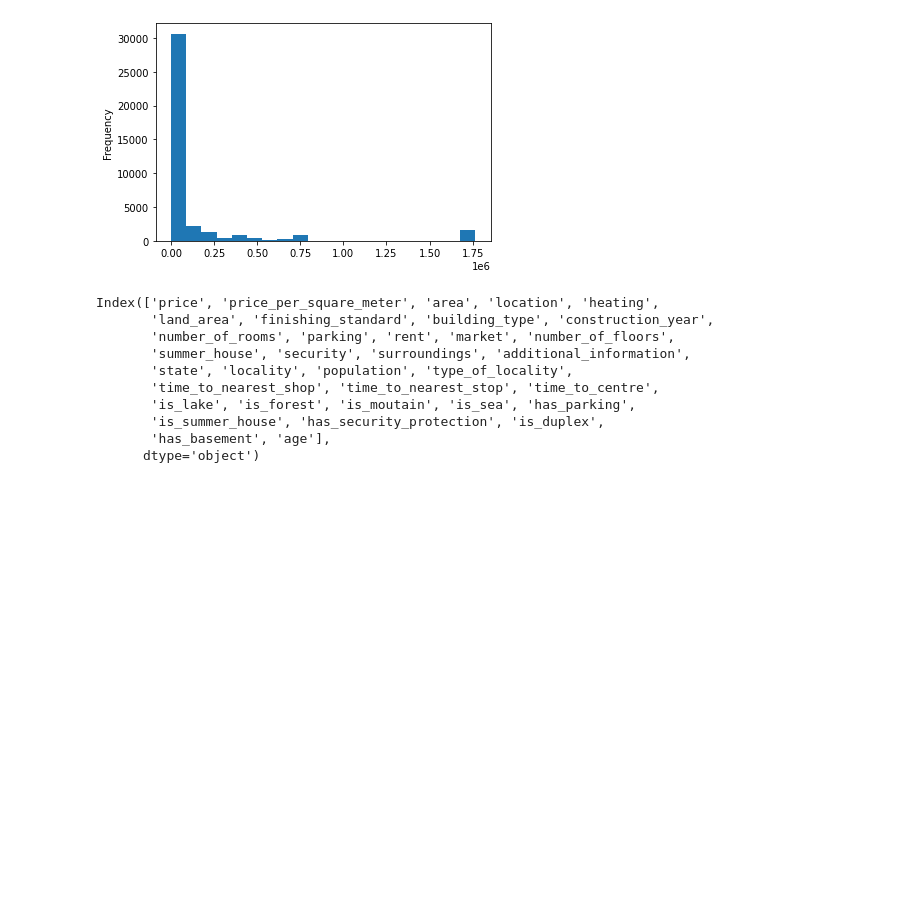
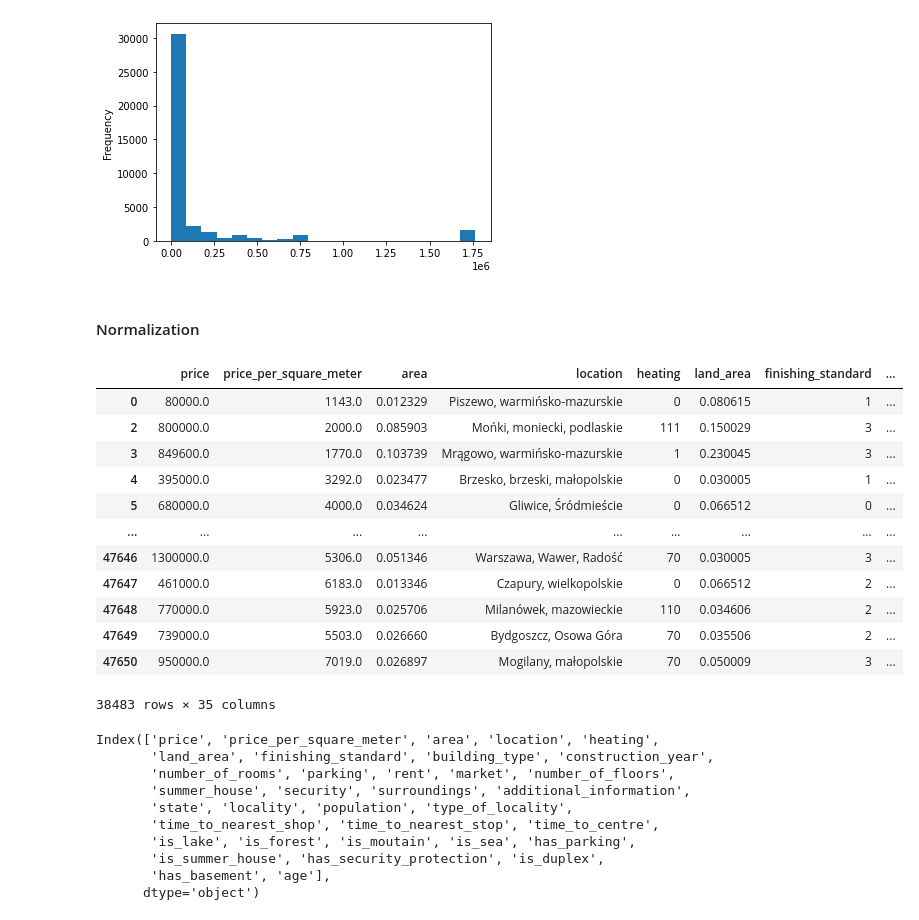
Before and after one commit to KlaudiaK1/RealEstatePricePrediction, a Jupyter notebook: preprocessing/data_preprocessing_houses.ipynb, the cells around one changed output. Cells and saved outputs as stored; diff of their text form; code cells hidden in the pictures; blank space fills up the shorter version.

```diff
--- a/preprocessing/data_preprocessing_houses.ipynb
+++ b/preprocessing/data_preprocessing_houses.ipynb
@@ -457,3 +454,5 @@ data.population.plot.hist(bins = 20)
 data = data[data.population > 0]
 # %%
 data = data.assign(age = 2022 - data.construction_year)
+# %% [markdown]
+#### Normalization
@@ -460,3 +479,19 @@ data = data.assign(age = 2022 - data.construction_year)
+# %%
+data
+# %% [output]
+|  | price | price_per_square_meter | area | location | heating | land_area | finishing_standard | ... |
+| 0 | 80000.0 | 1143.0 | 0.012329 | Piszewo, warmińsko-mazurskie | 0 | 0.080615 | 1 | ... |
+| 2 | 800000.0 | 2000.0 | 0.085903 | Mońki, moniecki, podlaskie | 111 | 0.150029 | 3 | ... |
+| 3 | 849600.0 | 1770.0 | 0.103739 | Mrągowo, warmińsko-mazurskie | 1 | 0.230045 | 3 | ... |
+| 4 | 395000.0 | 3292.0 | 0.023477 | Brzesko, brzeski, małopolskie | 0 | 0.030005 | 1 | ... |
+| 5 | 680000.0 | 4000.0 | 0.034624 | Gliwice, Śródmieście | 0 | 0.066512 | 0 | ... |
+| ... | ... | ... | ... | ... | ... | ... | ... | ... |
+| 47646 | 1300000.0 | 5306.0 | 0.051346 | Warszawa, Wawer, Radość | 70 | 0.030005 | 3 | ... |
+| 47647 | 461000.0 | 6183.0 | 0.013346 | Czapury, wielkopolskie | 0 | 0.066512 | 2 | ... |
+| 47648 | 770000.0 | 5923.0 | 0.025706 | Milanówek, mazowieckie | 110 | 0.034606 | 2 | ... |
+| 47649 | 739000.0 | 5503.0 | 0.026660 | Bydgoszcz, Osowa Góra | 70 | 0.035506 | 2 | ... |
+| 47650 | 950000.0 | 7019.0 | 0.026897 | Mogilany, małopolskie | 70 | 0.050009 | 3 | ... |
+38483 rows × 35 columns
 # %%
 data.columns
 # %% [output]
```
Also changed, not shown: parts of 10 cells of this notebook, 27 other files.
